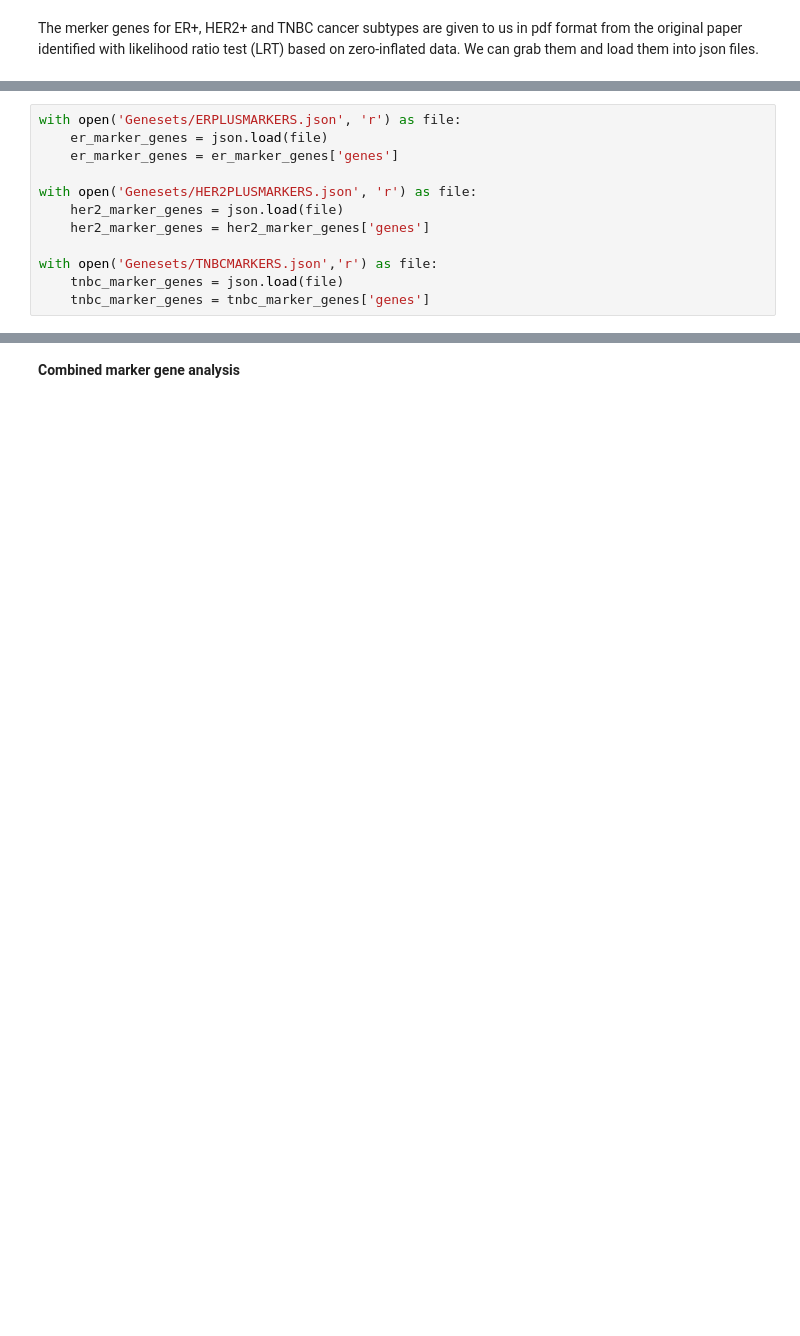
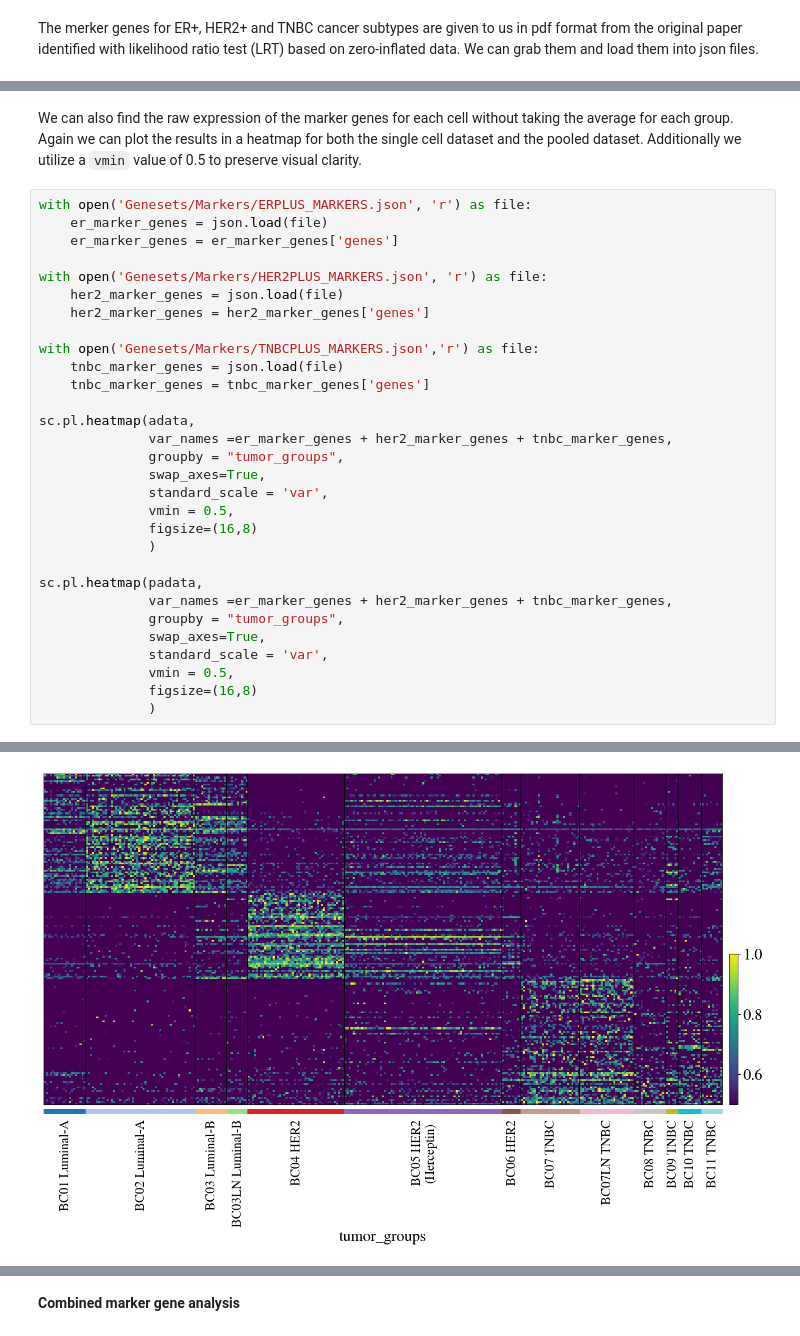
Before and after one commit to KyriakosPsa/BreastCancer-SingleCell, a Jupyter notebook: cancercellsanalysis.ipynb, the cells around one changed output, grey strips where cells are left out. Cells and saved outputs as stored; diff of their text form; blank space fills up the shorter version.

Commit message:
Added average/raw expression

```diff
--- a/cancercellsanalysis.ipynb
+++ b/cancercellsanalysis.ipynb
@@ -95,12 +161,33 @@ The merker genes for ER+, HER2+ and TNBC cancer subtypes are given to us in pdf
+# %% [markdown]
+We can also find the raw expression of the marker genes for each cell without taking the average for each group. Again we can plot the results in a heatmap for both the single cell dataset and the pooled dataset. Additionally we utilize a `vmin` value of 0.5 to preserve visual clarity.
 # %%
-with open('Genesets/ERPLUSMARKERS.json', 'r') as file:
+with open('Genesets/Markers/ERPLUS_MARKERS.json', 'r') as file:
     er_marker_genes = json.load(file)
     er_marker_genes = er_marker_genes['genes']
 
-with open('Genesets/HER2PLUSMARKERS.json', 'r') as file:
+with open('Genesets/Markers/HER2PLUS_MARKERS.json', 'r') as file:
     her2_marker_genes = json.load(file)
     her2_marker_genes = her2_marker_genes['genes']
 
-with open('Genesets/TNBCMARKERS.json','r') as file:
+with open('Genesets/Markers/TNBCPLUS_MARKERS.json','r') as file:
     tnbc_marker_genes = json.load(file)
     tnbc_marker_genes = tnbc_marker_genes['genes']
+
+sc.pl.heatmap(adata,
+              var_names =er_marker_genes + her2_marker_genes + tnbc_marker_genes,
+              groupby = "tumor_groups",
+              swap_axes=True,
+              standard_scale = 'var',
+              vmin = 0.5,
+              figsize=(16,8)
+              )
+
+sc.pl.heatmap(padata,
+              var_names =er_marker_genes + her2_marker_genes + tnbc_marker_genes,
+              groupby = "tumor_groups",
+              swap_axes=True,
+              standard_scale = 'var',
+              vmin = 0.5,
+              figsize=(16,8)
+              )
+# %% [output]
@@ -106,0 +195 @@ with open('Genesets/TNBCMARKERS.json','r') as file:
+[figure, added]
```
Also changed, not shown: parts of 25 cells of this notebook.
